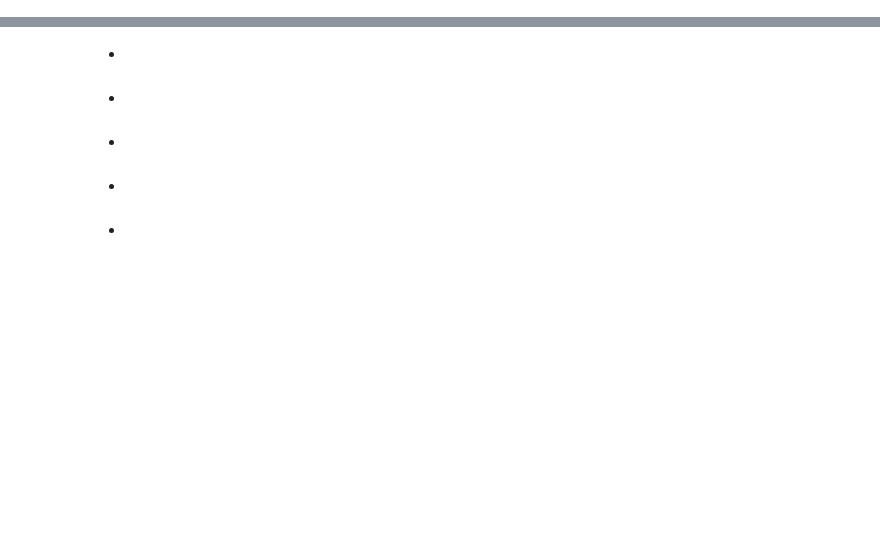
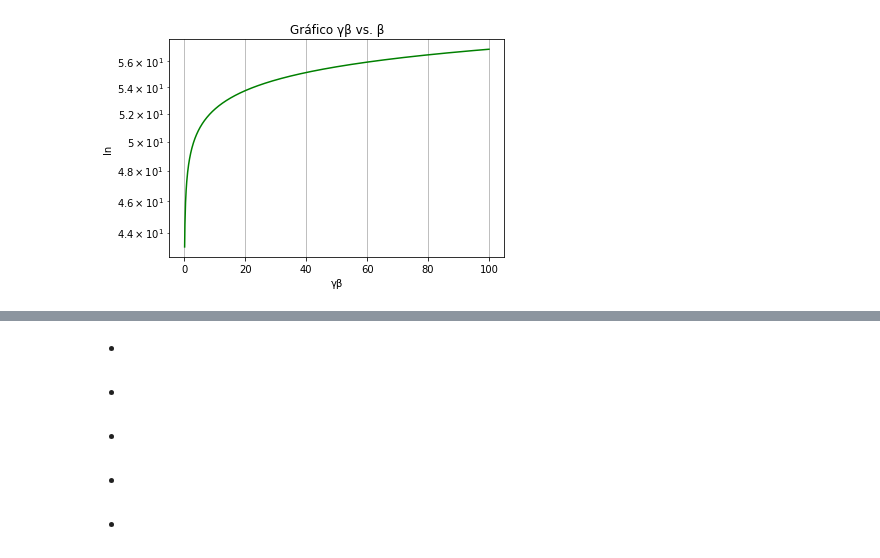
Before and after one commit to Edinaldobjr/aulas_de_python, a Jupyter notebook: Projeto1/edinaldo_projeto_1.ipynb, the cells around one changed output, grey strips where cells are left out. Saved outputs shown, nothing was run; the diff lists cells and outputs as text; code cells hidden in the pictures; blank space fills up the shorter version.

```diff
--- a/Projeto1/edinaldo_projeto_1.ipynb
+++ b/Projeto1/edinaldo_projeto_1.ipynb
@@ -87,0 +84,14 @@ Com Beta = 0.6 temos Gamma = 1.25.
+# %%
+"""
+(6) Esse gráfico não mostra a região de interessante para valores baixos de β. Faça o plot
+com uma escala logarítmica no eixo vertical. Dica: Procure na ajuda do matplotlib a função
+semilogy(). Ficou melhor? Talvez ambos os eixos?
+"""
+plt.semilogy(gama_beta2, ln2, 'g')
+plt.title('Gráfico γβ vs. β')
+plt.xlabel("γβ")
+plt.ylabel("ln")
+plt.grid(True)
+plt.show()
+# %% [output]
+[figure, added]
```
Also changed, not shown: parts of 10 cells of this notebook.
